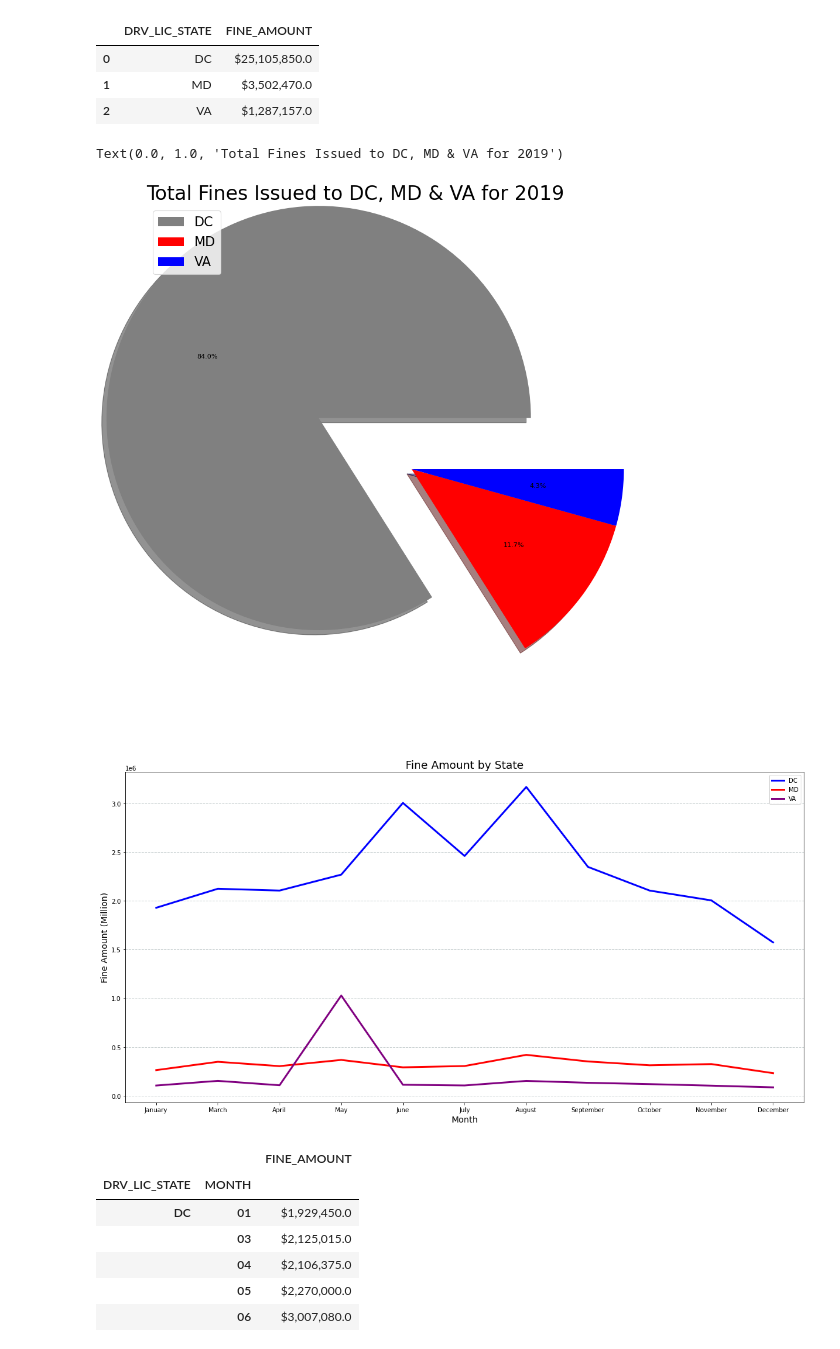
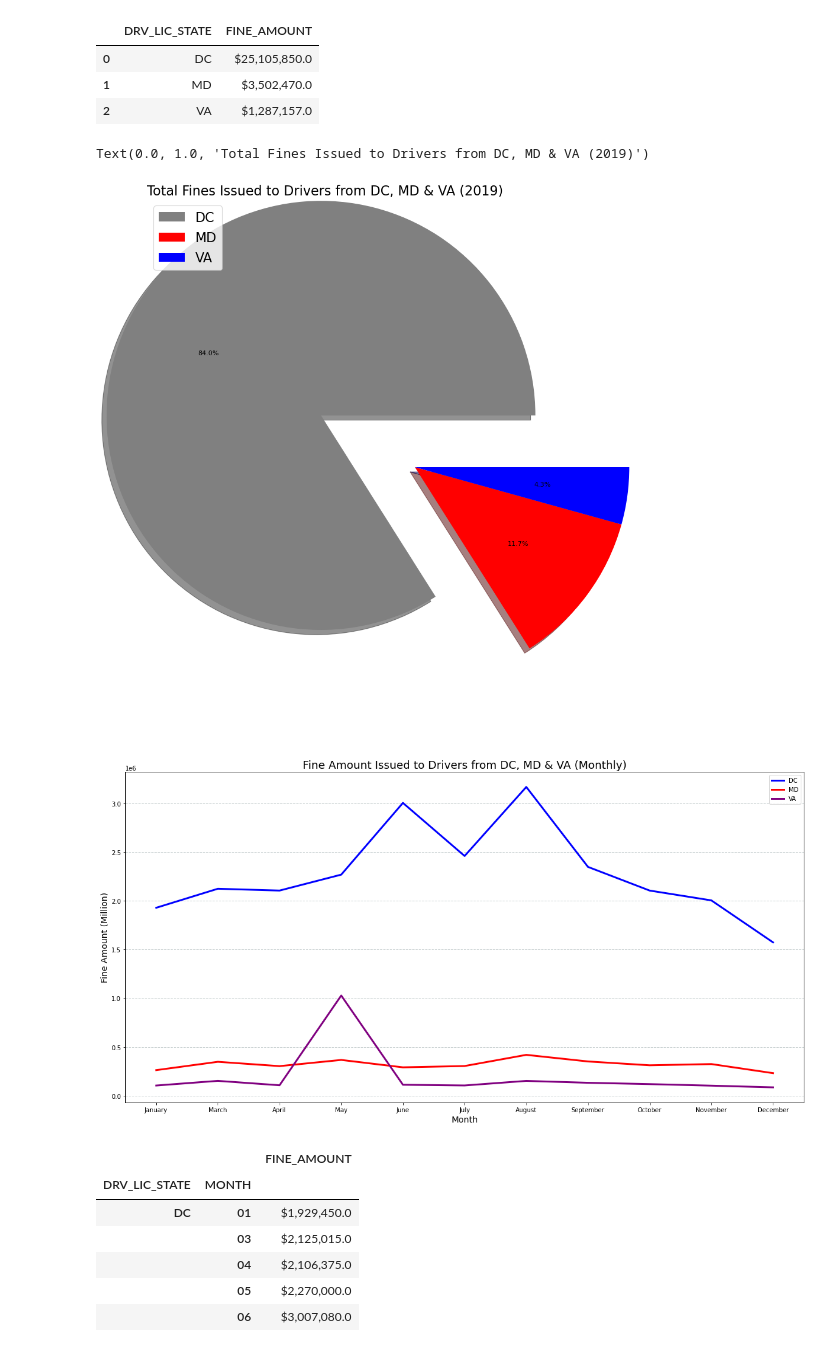
Before and after one commit to Renier83/API-challenge1, a Jupyter notebook: Project/Final.ipynb, the cells around one changed output. Drawn from its saved outputs; the diff is of its cells as text; code cells hidden in the pictures.

```diff
--- a/Project/Final.ipynb
+++ b/Project/Final.ipynb
@@ -125,16 +125,16 @@ amount.reset_index()
 # %%
 
 tasks = [25105850.0, 3502470.0, 1287157.0]
 sizes = [220, 95, 80]
 colors = ['gray', 'red', 'blue']
 explode = (0.5, 0, 0)
 plt.figure(figsize=(15,15), dpi=80)
 plt.pie(tasks, explode=explode, shadow=True, colors=colors, autopct='%.1f%%' )
 plt.legend(labels= ['DC','MD', 'VA'],loc=2, fontsize=20)
-plt.title('Total Fines Issued to DC, MD & VA for 2019',loc="left", fontsize=30)
+plt.title('Total Fines Issued to Drivers from DC, MD & VA (2019)',loc="left", fontsize=20)
 # %% [output]
-Text(0.0, 1.0, 'Total Fines Issued to DC, MD & VA for 2019')
+Text(0.0, 1.0, 'Total Fines Issued to Drivers from DC, MD & VA (2019)')
-[figure, old version]
+[figure, new version]
 # %%
 x_axis = ('January', 'March', 'April', 'May', 'June', 'July', 'August', 'September', 'October', 'November', 'December')
 x_axis
@@ -151,10 +151,10 @@ plt.legend(loc='best')
 plt.grid(color='#95A5A6', linestyle='--', linewidth=1, axis='y', alpha=0.5)
 plt.xlabel('Month', fontsize=14)
 plt.ylabel('Fine Amount (Million)', fontsize=14)
-plt.title('Fine Amount by State', fontsize=18)
+plt.title('Fine Amount Issued to Drivers from DC, MD & VA (Monthly)', fontsize=18)
 plt.show()
 # %% [output]
-[figure, old version]
+[figure, new version]
 # %%
 total_amount = y2019_df.groupby(["DRV_LIC_STATE", "MONTH"])['FINE_AMOUNT'].sum().map("${:,.1f}".format)
 
```
Also changed, not shown: parts of 7 cells of this notebook.
